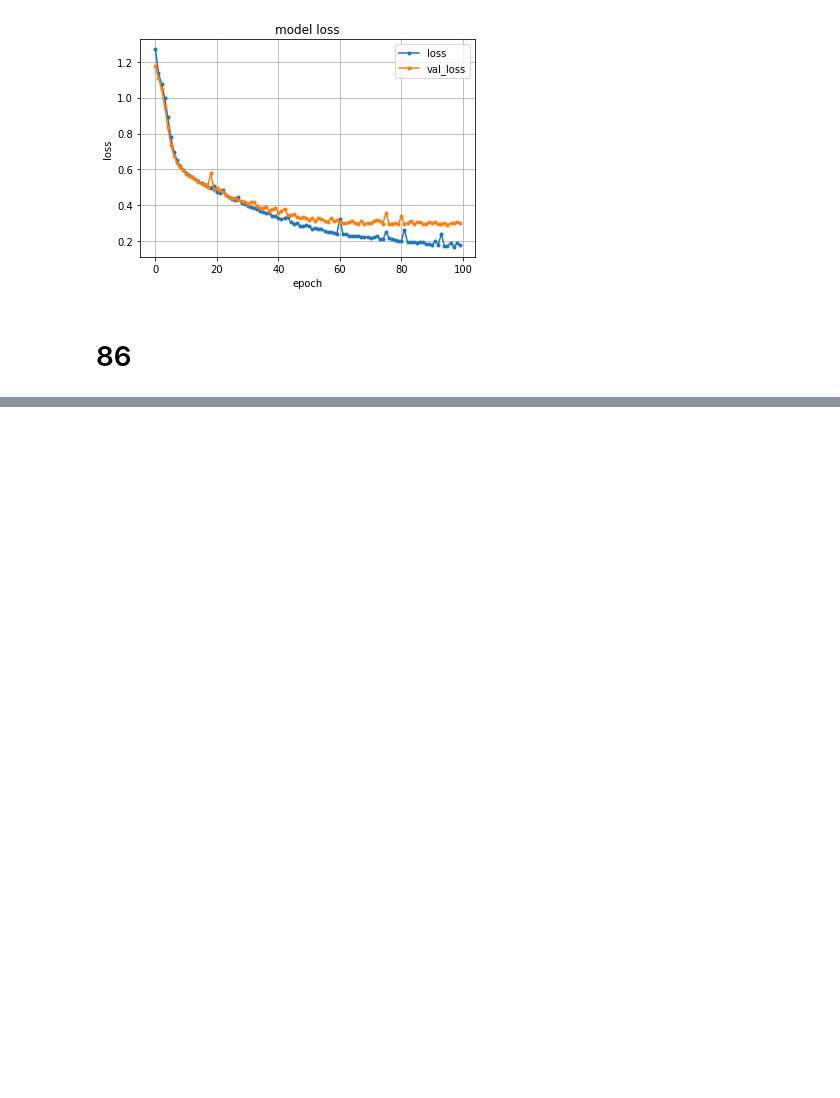
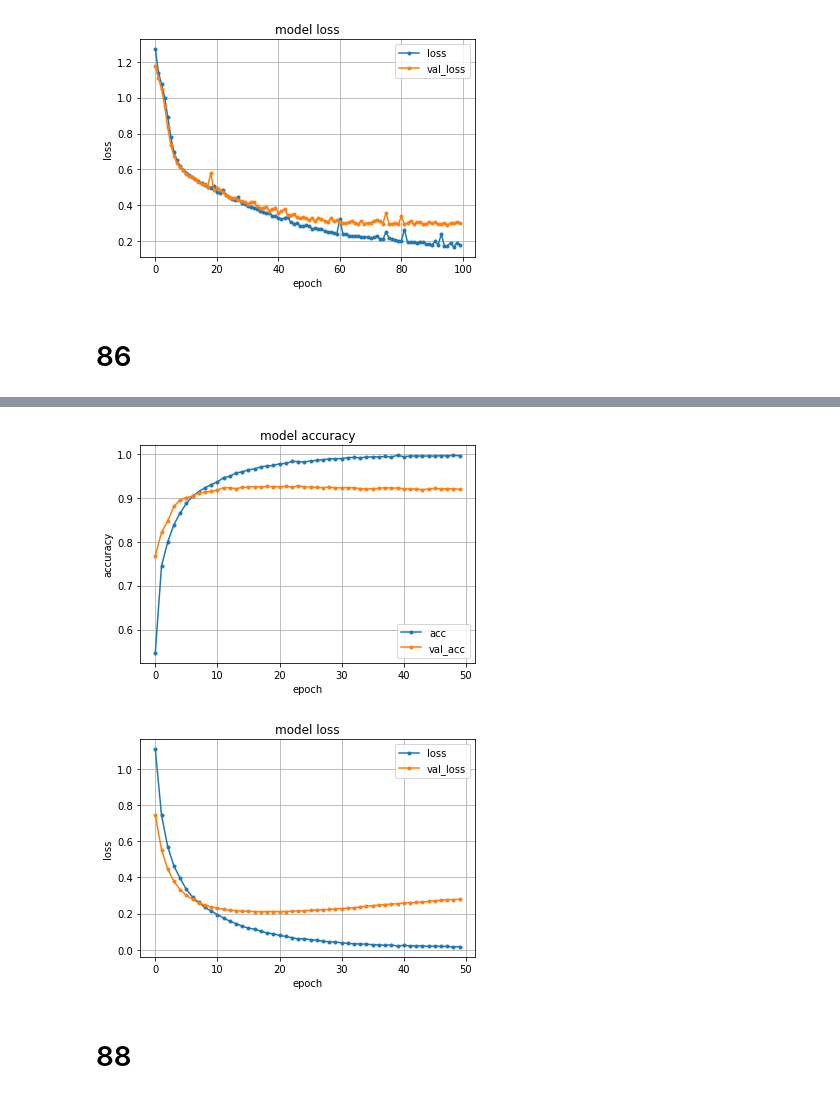
Before and after one commit to SJSY126/NLP100, a Jupyter notebook: Chapter9.ipynb, the cells around one changed output, grey strips where cells are left out. Drawn from its saved outputs; the diff is of its cells as text; code cells hidden in the pictures; blank space fills up the shorter version.

```diff
--- a/Chapter9.ipynb
+++ b/Chapter9.ipynb
@@ -636,0 +670,8 @@ plt.show()
+# %%
+model = CNN86(len(vocab_dict), 300, 128, 4, kernel_size=3, dropout=0.5)
+model.compile(optimizer=tf.keras.optimizers.Adam(learning_rate=0.001),
+              loss=loss,
+              metrics=['accuracy']
+             )
+model.build(test_s.shape)
+model.summary()
@@ -636,0 +716,6 @@ plt.show()
+# %%
+tb_cb = tf.keras.callbacks.TensorBoard(
+    log_dir='./log/87',
+    histogram_freq=1,
+    write_images=True
+)
@@ -636,0 +727,8 @@ plt.show()
+# %%
+history = model.fit(train_s,train_t,
+                    epochs=50,
+                    validation_data=(valid_s, valid_t),
+                    verbose=1,
+                    callbacks=[tb_cb],
+                    batch_size=1024
+                   )
@@ -636,0 +753,25 @@ plt.show()
+# %%
+# 精度のplot
+plt.plot(history.history['accuracy'], marker='.', label='acc')
+plt.plot(history.history['val_accuracy'], marker='.', label='val_acc')
+plt.title('model accuracy')
+plt.grid()
+plt.xlabel('epoch')
+plt.ylabel('accuracy')
+plt.legend(loc='best')
+plt.show()
+
+# 損失のplot
+plt.plot(history.history['loss'], marker='.', label='loss')
+plt.plot(history.history['val_loss'], marker='.', label='val_loss')
+plt.title('model loss')
+plt.grid()
+plt.xlabel('epoch')
+plt.ylabel('loss')
+plt.legend(loc='best')
+plt.show()
+# %% [output]
+[figure, added]
+[figure, added]
+# %% [markdown]
+# 88
```
Also changed, not shown: parts of 11 cells of this notebook.
